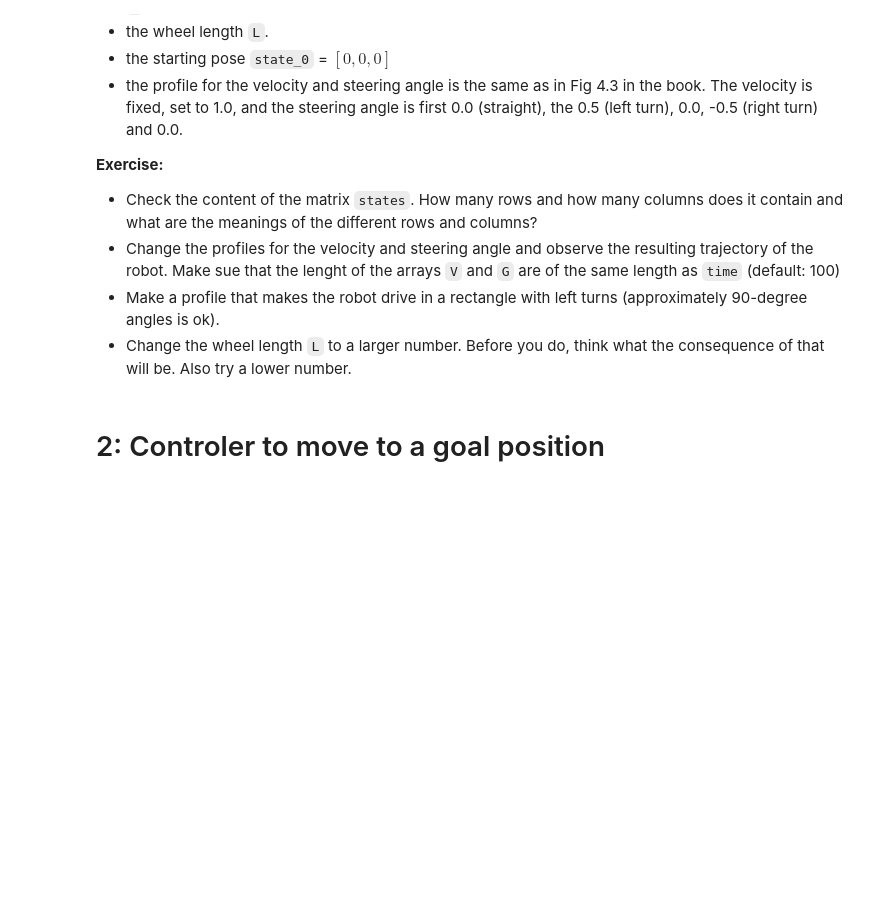
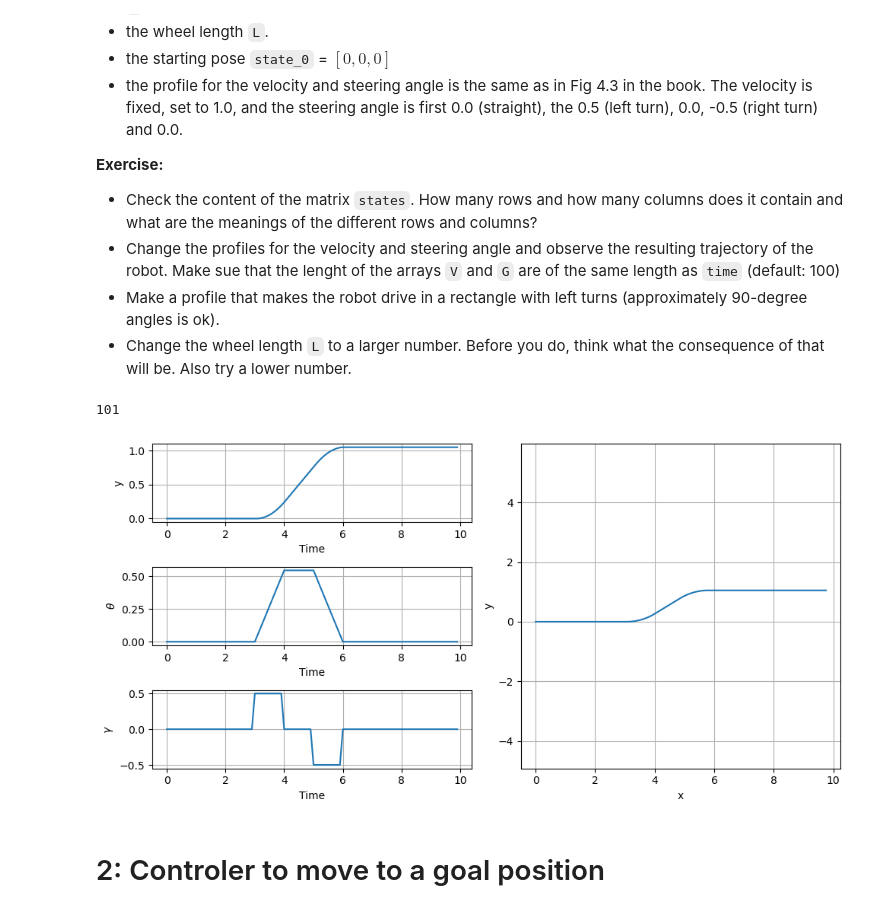
Before and after one commit to loganrower/FTE-Mobile_Robotics, a Jupyter notebook: Week2/t04_control_of_wheeled_robot/t04_control_of_wheeled_robot.ipynb, the cells around one changed output. Cells and saved outputs as stored; diff of their text form; code cells hidden in the pictures; blank space fills up the shorter version.

```diff
--- a/Week2/t04_control_of_wheeled_robot/t04_control_of_wheeled_robot.ipynb
+++ b/Week2/t04_control_of_wheeled_robot/t04_control_of_wheeled_robot.ipynb
@@ -57,16 +57,25 @@ In this section, we will implement the kinematic model and use it to visualize t
         * The velocity `v` and steering angle `g` used.
 # %%
 def bicycle(state, v, g, L, vmax=5, gmax=1):
+    """
+    Working function...
+    """
+    # state contains [x_t, y_t, theta_t]
+    x_t, y_t, theta_t = state[0],state[1],state[2]
+
     # Set the limits on the speed and the steering angle
-    v = np.clip(v, 0, vmax)
-    g = np.clip(g, -gmax, gmax)
+    v = np.clip(v, 0, vmax) # velocity
+    g = np.clip(g, -gmax, gmax) # steering anagle
 
-    # Get the linear and angular velocities
-    dx = ...
-    dy = ...
-    dt = ...
+    # Get the linear and angular velocities (xdot, ydot, theta_dot)
+    dx = v*np.cos(theta_t)
+    dy = v*np.sin(theta_t)
+    dt = (v/L)*np.tan(g)
 
     return np.array([dx, dy, dt]), v, g
+# Check
+# state = np.array([1,2,1.8])
+# print(bicycle(state,2,.2,.4))
 # %% [markdown]
 The bicycle model calculates the linear and angular velocities at time $t$: $[\dot{x}_t, \dot{y}_t, \dot{\theta}_t]$. Based on these velocities, the next state can be calculated using the so-called *Euler integration scheme*:
 
@@ -112,25 +140,42 @@ The code below performs a simulation of the bicycle model given:
 * Make a profile that makes the robot drive in a rectangle with left turns (approximately 90-degree angles is ok).
 * Change the wheel length `L` to a larger number. Before you do, think what the consequence of that will be. Also try a lower number.
 # %%
+# HOW TO DO RECTANGLE PART?
+
 dT = 0.1  # The time step for simulation
 T = 10    # Number of seconds to simulate
 time = np.arange(0,T,step=dT)
 
 # Set the profiles for speed and the steering angle
 V = np.full(len(time),1.0)
+## hstack takes a bunch of arrays and basically appends them all together
+### The np.full defines an array of np.full(length of array, value ) where value is every value in the array
+#### np.full will only have one value in the array.
 G = np.hstack((np.full(30, 0), np.full(10,0.5), np.full(10,0), np.full(10,-0.5), np.full(40,0)))
 
+# Steering Angle for left turns to make rectangle
+## 100 is total length so start with length of 20 at 0 angle then do array for 1 with .5 angle then do array of 29 with zero angle, then do
+G = np.hstack((np.full(20,0),np.full(1,.5),np.full(29,0),np.full(1,.5),np.full(19,0),np.full(1,.5),np.full(29,0)))
+#G = np.hstack((np.full(2,0),np.full(1,.5),np.full(2,0),np.full(1,.5),np.full(2,0),np.full(1,.5),np.full(3,0)))
 # Set the wheel base
 L = 1
 
 # Initialize the state
 state_0 = np.array([0.0,0.0,0.0])
 
 # Run the simulation
+## States is a 101 x 3 matrix. so each instance in time has a 1x3 matrix in it
+## each of these matricies has the first idx representing the velocity in x direction
+## the second representing velocity in y
+## the third representing angular velocity
 states = simBicycle(state_0, time, V, G, L)
 
+print(len(states))
 # Show the output of the simulation
 util.showTrajectoryBicycle(time, states, G)
+# %% [output]
+101
+[figure, added]
 # %% [markdown]
 # 2: Controler to move to a goal position
 # %% [markdown]
```
Also changed, not shown: parts of 25 cells of this notebook, 1 other file.
